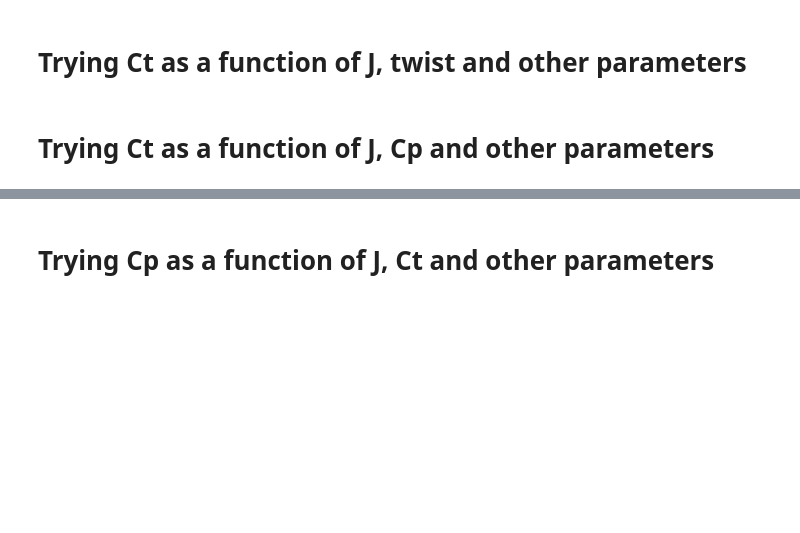
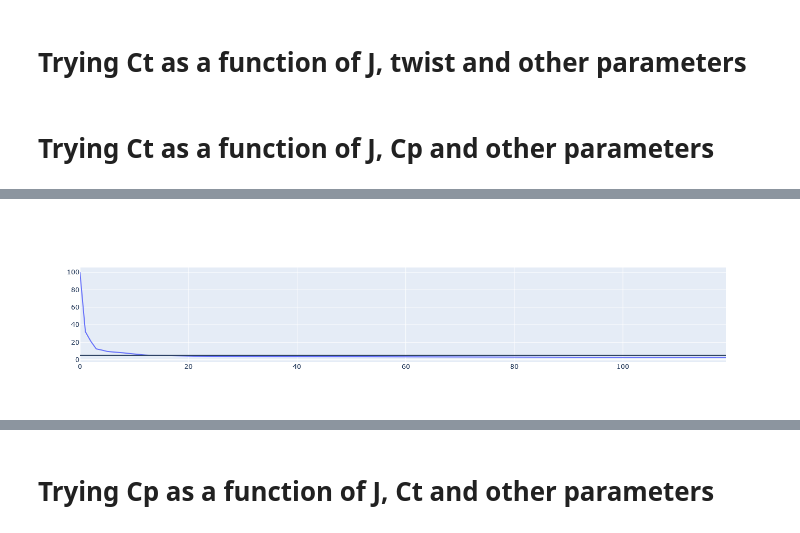
Before and after one commit to florentLutz/FAST-OAD-CS23-HE, a Jupyter notebook: src/fastga_he/models/propulsion/components/propulsor/propeller/unit_tests/d_var_prop_vplm_read_and_meta.ipynb, the cells around one changed output, grey strips where cells are left out. Drawn from its saved outputs; the diff is of its cells as text; code cells hidden in the pictures; blank space fills up the shorter version.

```diff
--- a/src/fastga_he/models/propulsion/components/propulsor/propeller/unit_tests/d_var_prop_vplm_read_and_meta.ipynb
+++ b/src/fastga_he/models/propulsion/components/propulsor/propeller/unit_tests/d_var_prop_vplm_read_and_meta.ipynb
@@ -146,0 +221,15 @@ KeyboardInterrupt:
+# %%
+import plotly.graph_objects as go
+
+fig_plotly_2 = go.Figure()
+scatter = go.Scatter(
+    x=np.arange(len(mean_error[0])),
+    y=np.clip(mean_error[0], 0, 100),
+    mode="lines",
+    name="Mean error",
+)
+fig_plotly_2.add_trace(scatter)
+fig_plotly_2.add_hline(y=5.0)
+fig_plotly_2.show()
+# %% [output]
+[figure, added]
```
Also changed, not shown: parts of 15 cells of this notebook, 15 other files.
